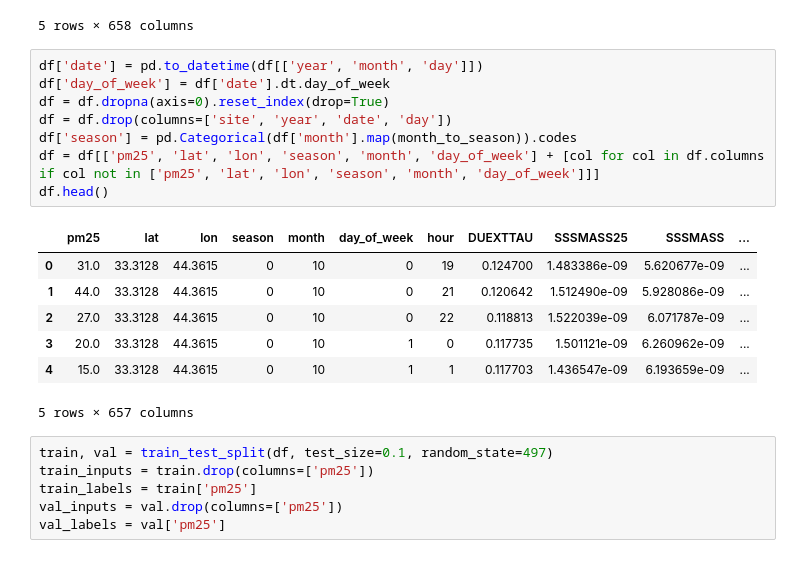
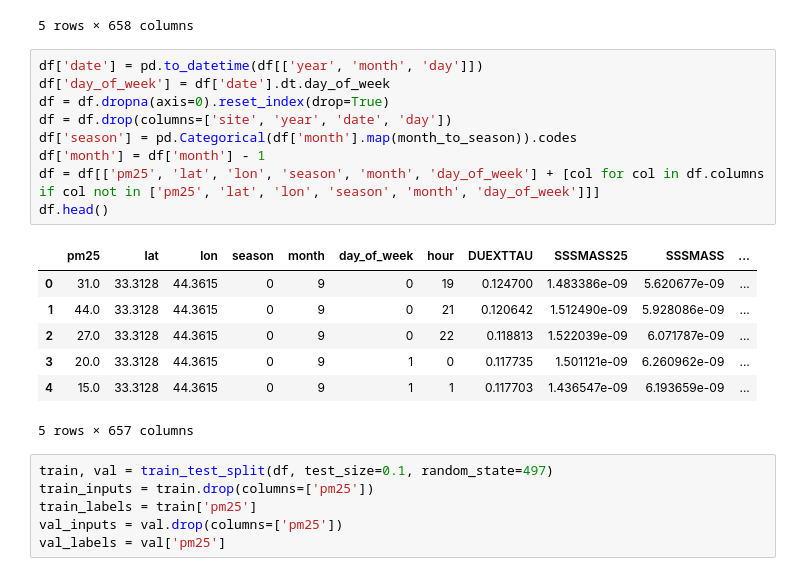
Before and after one commit to BullDF/satellite_image_downscaling, a Jupyter notebook: code/time_series/data_preprocessing.ipynb, the cells around one changed output. Drawn from its saved outputs; the diff is of its cells as text.

Commit message:
Fixed month bugs

```diff
--- a/code/time_series/data_preprocessing.ipynb
+++ b/code/time_series/data_preprocessing.ipynb
@@ -182,18 +182,19 @@ df.head()
 # %%
 df['date'] = pd.to_datetime(df[['year', 'month', 'day']])
 df['day_of_week'] = df['date'].dt.day_of_week
 df = df.dropna(axis=0).reset_index(drop=True)
 df = df.drop(columns=['site', 'year', 'date', 'day'])
 df['season'] = pd.Categorical(df['month'].map(month_to_season)).codes
+df['month'] = df['month'] - 1
 df = df[['pm25', 'lat', 'lon', 'season', 'month', 'day_of_week'] + [col for col in df.columns if col not in ['pm25', 'lat', 'lon', 'season', 'month', 'day_of_week']]]
 df.head()
 # %% [output]
 |  | pm25 | lat | lon | season | month | day_of_week | hour | DUEXTTAU | SSSMASS25 | SSSMASS | ... |
-| 0 | 31.0 | 33.3128 | 44.3615 | 0 | 10 | 0 | 19 | 0.124700 | 1.483386e-09 | 5.620677e-09 | ... |
-| 1 | 44.0 | 33.3128 | 44.3615 | 0 | 10 | 0 | 21 | 0.120642 | 1.512490e-09 | 5.928086e-09 | ... |
-| 2 | 27.0 | 33.3128 | 44.3615 | 0 | 10 | 0 | 22 | 0.118813 | 1.522039e-09 | 6.071787e-09 | ... |
-| 3 | 20.0 | 33.3128 | 44.3615 | 0 | 10 | 1 | 0 | 0.117735 | 1.501121e-09 | 6.260962e-09 | ... |
-| 4 | 15.0 | 33.3128 | 44.3615 | 0 | 10 | 1 | 1 | 0.117703 | 1.436547e-09 | 6.193659e-09 | ... |
+| 0 | 31.0 | 33.3128 | 44.3615 | 0 | 9 | 0 | 19 | 0.124700 | 1.483386e-09 | 5.620677e-09 | ... |
+| 1 | 44.0 | 33.3128 | 44.3615 | 0 | 9 | 0 | 21 | 0.120642 | 1.512490e-09 | 5.928086e-09 | ... |
+| 2 | 27.0 | 33.3128 | 44.3615 | 0 | 9 | 0 | 22 | 0.118813 | 1.522039e-09 | 6.071787e-09 | ... |
+| 3 | 20.0 | 33.3128 | 44.3615 | 0 | 9 | 1 | 0 | 0.117735 | 1.501121e-09 | 6.260962e-09 | ... |
+| 4 | 15.0 | 33.3128 | 44.3615 | 0 | 9 | 1 | 1 | 0.117703 | 1.436547e-09 | 6.193659e-09 | ... |
 5 rows × 657 columns
 # %%
 train, val = train_test_split(df, test_size=0.1, random_state=497)
```
Also changed, not shown: parts of 1 cell of this notebook, 1 other file.
